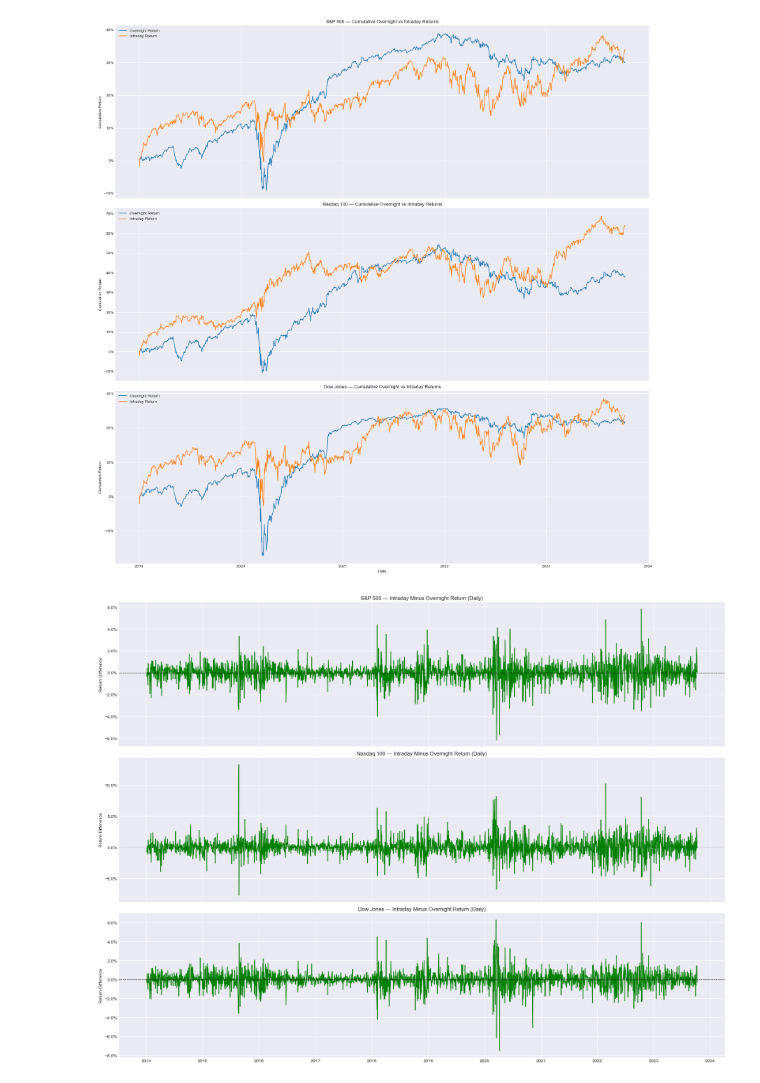
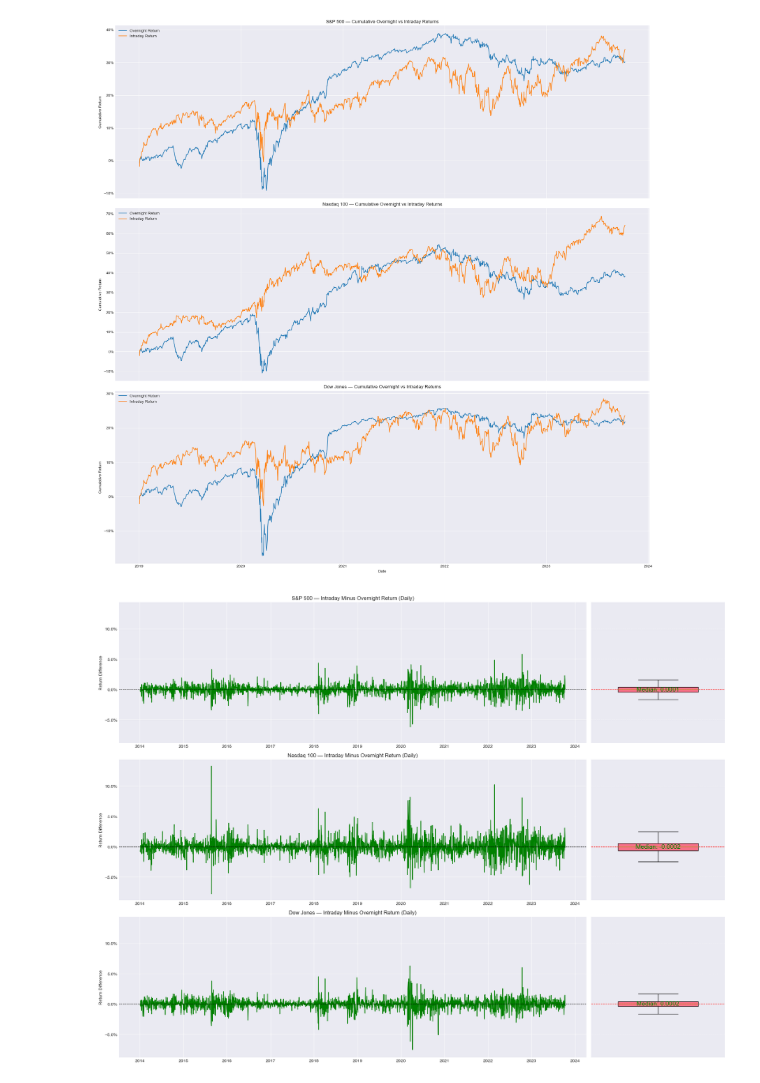
Before and after one commit to Bb1164/Data-Science-HF, a Jupyter notebook: sample.ipynb, the cells around one changed output. Saved outputs shown, nothing was run; the diff lists cells and outputs as text; code cells hidden in the pictures.

```diff
--- a/sample.ipynb
+++ b/sample.ipynb
@@ -911,7 +913,7 @@ for name, idx in indeces.items():
     axs[1].set_xticks([])  # Hide x-axis ticks since it’s just one box
     axs[1].grid(True, axis='y')
 
-    plt.tight_layout(rect=[0, 0, 1, 0.95])
+    plt.tight_layout(rect=(0, 0, 1, 0.95))
     plt.show()
 # %% [output]
 [figure]
@@ -1219,33 +1220,46 @@ for name, idx in indeces.items():
     # Fix 0 Open prices
     df['Open_fixed'] = df['Open']
     mask_zero = df['Open_fixed'] == 0
     df.loc[mask_zero, 'Open_fixed'] = df.loc[mask_zero, 'PrevClose']
 
     # Drop invalid rows
     df = df.dropna(subset=['Open_fixed', 'PrevClose', 'Close'])
     df = df[df['Open_fixed'] != 0]
 
     # Returns
     df['OvernightReturn'] = (df['Open_fixed'] - df['PrevClose']) / df['PrevClose']
     df['IntradayReturn'] = (df['Close'] - df['Open_fixed']) / df['Open_fixed']
 
     # Difference
     return_diff[name] =  df['IntradayReturn'] - df['OvernightReturn']
 
-fig, axs = plt.subplots(len(indeces), 1, figsize=(20,15), sharex=True)
+fig, axs = plt.subplots(len(indeces), 2, figsize=(20,15), sharex=False, sharey=True, gridspec_kw={'width_ratios': [7, 2]})
 
 for i, name in enumerate(indeces.keys()):
-    ax_line = axs[i] if len(indeces) > 1 else axs
+    ax_line = axs[i,0] if len(indeces) > 1 else axs[0]
 
     ax_line.plot(return_diff[name].index, return_diff[name], color='green')
     ax_line.axhline(0, color='black', linestyle='--', linewidth=0.8)
     ax_line.set_title(f"{name} — Intraday Minus Overnight Return (Daily)")
     ax_line.set_ylabel('Return Difference')
     ax_line.grid(True, axis='y')
     ax_line.yaxis.set_major_formatter(mtick.PercentFormatter(xmax=1.0))
 
+    ax_box = axs[i,1] if len(indeces) > 1 else axs[1]
+
+    ax_box.boxplot(return_diff[name].values, vert=True, patch_artist=True, widths=0.6, showfliers=False)
+    ax_box.set_xticks([])                 # remove x-axis labels
+    ax_box.set_xlabel('')                  # optional
+    ax_box.set_ylabel('')                  # optional, leave blank
+    ax_box.grid(True, axis='y', linestyle='--', alpha=0.7)
+
+    median_val = return_diff[name].median()
+    ax_box.axhline(median_val, color='red', linestyle='--', linewidth=1)
+    ax_box.text(1, median_val, f"Median: {median_val:.4f}", color='green',
+            va='center', ha='center', fontsize=14)
+
 
 plt.tight_layout()
 plt.show()
 # %% [output]
-[figure, old version]
+[figure, new version]
```
Also changed, not shown: parts of 10 cells of this notebook, 1 other file.
